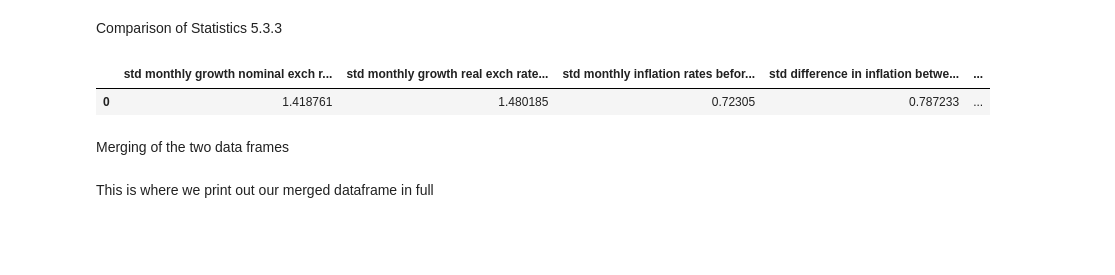
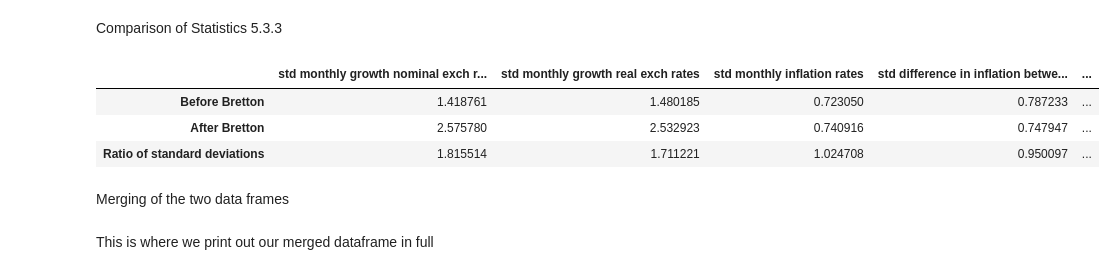
Before and after one commit to Josh-Yg/Macro-Pythonwork, a Jupyter notebook: Data Cleaning.ipynb, the cells around one changed output. Drawn from its saved outputs; the diff is of its cells as text; code cells hidden in the pictures; blank space fills up the shorter version.

```diff
--- a/Data Cleaning.ipynb
+++ b/Data Cleaning.ipynb
@@ -73,13 +73,14 @@ df_month_series
 #Spain variables continue being defined over here with the growth in production versus 12 months ago
 # First 12 months have no data as the first 12 months don't have values and the last 12 by virtue of not having a next year after 1990.
 # Calculated by shifting down the column by 12 rows and then minusing it from the original position.
-df_month_series['Growth in Production over 12 months'] = df_month_series['Industrial Production'].shift(-12)\
-      - df_month_series['Industrial Production']
-Growth_in_production_versus_12_months_ago = df_month_series['Growth in Production over 12 months']
+df_month_series['Growth in Production versus 12 months ago'] = df_month_series['Industrial Production']\
+      - df_month_series['Industrial Production'].shift(12)
+Growth_in_production_versus_12_months_ago = df_month_series['Growth in Production versus 12 months ago']
 # Calculated variable of index value of international reserves with 1960 as the Jan as the base
 df_month_series['Index of value of international reserves'] = df_month_series['International Reserves']\
         / df_month_series['International Reserves'][0] * 100
 Index_of_value_of_international_reserves = df_month_series['Index of value of international reserves']
+df_month_series
 # %% [markdown]
 US dataframe variables
 # %%
@@ -215,23 +498,36 @@ difference_between_spain_and_US_inflation = df_month_series['Difference between
 # %%
 # Standard deviation calculations for monthly growth of nominal and real exchange rates
 # Standard deviation calculations for monthly inflation and difference in inflation and 12 monthly industrial growth
-comparison_statistics_Bretton = {
-    'std monthly growth nominal exch rates before Bretton': df_month_series['Monthly Growth in Nominal Exchange Rate %'][0:139].std(),
-    'std monthly growth real exch rates before Bretton': df_month_series['Monthly growth in Real exchange rate %'][0:139].std(),
-    'std monthly inflation rates before Bretton': df_month_series['Monthly Inflation Rate'][0:139].std(),
-    'std difference in inflation between Spain and US before Bretton': df_month_series['Difference between Spain and US inflation rates'][0:139].std(),
-    'std 12 monthly industrial growth before Bretton': df_month_series['Growth in Production over 12 months'][0:139].std(),
-    'std monthly growth nominal exch rates after Bretton': df_month_series['Monthly Growth in Nominal Exchange Rate %'][156:].std(),
-    'std monthly growth real exch rates after Bretton': df_month_series['Monthly growth in Real exchange rate %'][156:].std(),
-    'std monthly inflation rates after Bretton': df_month_series['Monthly Inflation Rate'][156:].std(),
-    'std difference in inflation between Spain and US after Bretton': df_month_series['Difference between Spain and US inflation rates'][156:].std(),
-    'std 12 monthly industrial growth after Bretton': df_month_series['Growth in Production over 12 months'][156:].std()
+before_Bretton = {
+    'std monthly growth nominal exch rates': df_month_series['Monthly Growth in Nominal Exchange Rate %'][0:139].std(),
+    'std monthly growth real exch rates': df_month_series['Monthly growth in Real exchange rate %'][0:139].std(),
+    'std monthly inflation rates': df_month_series['Monthly Inflation Rate'][0:139].std(),
+    'std difference in inflation between Spain and US': df_month_series['Difference between Spain and US inflation rates'][0:139].std(),
+    'std 12 monthly industrial growth': df_month_series['Growth in Production versus 12 months ago'][0:139].std()
 }
-df_comparison_statistics = pd.DataFrame(comparison_statistics_Bretton, index = [0])
+#Before and after Bretton dictionaries for data
+after_Bretton = {
+     'std monthly growth nominal exch rates': df_month_series['Monthly Growth in Nominal Exchange Rate %'][156:].std(),
+    'std monthly growth real exch rates': df_month_series['Monthly growth in Real exchange rate %'][156:].std(),
+    'std monthly inflation rates': df_month_series['Monthly Inflation Rate'][156:].std(),
+    'std difference in inflation between Spain and US': df_month_series['Difference between Spain and US inflation rates'][156:].std(),
+    'std 12 monthly industrial growth': df_month_series['Growth in Production versus 12 months ago'][156:].std()
+}
+#Create Dataframes
+df_before_bretton = pd.DataFrame(before_Bretton, index = ['Before Bretton'])
+df_after_bretton = pd.DataFrame(after_Bretton, index = ['After Bretton'])
+#Concatenate them vertically
+df_comparison_statistics = pd.concat([df_before_bretton, df_after_bretton], ignore_index=False)
+#Calculate row of ratios for the standard deviations
+ratio_row = df_comparison_statistics.loc['After Bretton'] / df_comparison_statistics.loc['Before Bretton']
+ratio_row.name = 'Ratio of standard deviations'
+df_comparison_statistics = pd.concat([df_comparison_statistics, ratio_row.to_frame().transpose()], axis=0)
 df_comparison_statistics
 # %% [output]
-|  | std monthly growth nominal exch r... | std monthly growth real exch rate... | std monthly inflation rates befor... | std difference in inflation betwe... | ... |
-| 0 | 1.418761 | 1.480185 | 0.72305 | 0.787233 | ... |
+|  | std monthly growth nominal exch r... | std monthly growth real exch rates | std monthly inflation rates | std difference in inflation betwe... | ... |
+| Before Bretton | 1.418761 | 1.480185 | 0.723050 | 0.787233 | ... |
+| After Bretton | 2.575780 | 2.532923 | 0.740916 | 0.747947 | ... |
+| Ratio of standard deviations | 1.815514 | 1.711221 | 1.024708 | 0.950097 | ... |
 # %% [markdown]
 Merging of the two data frames
 # %%
```
Also changed, not shown: parts of 27 cells of this notebook.
